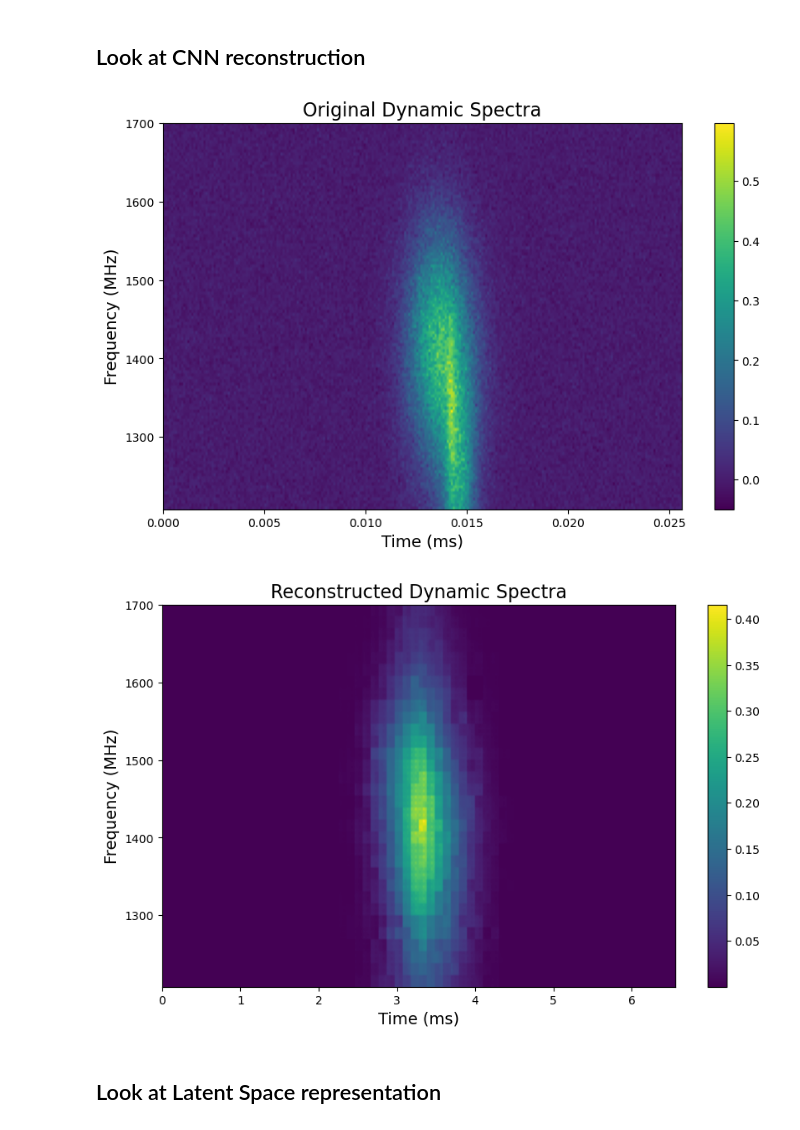
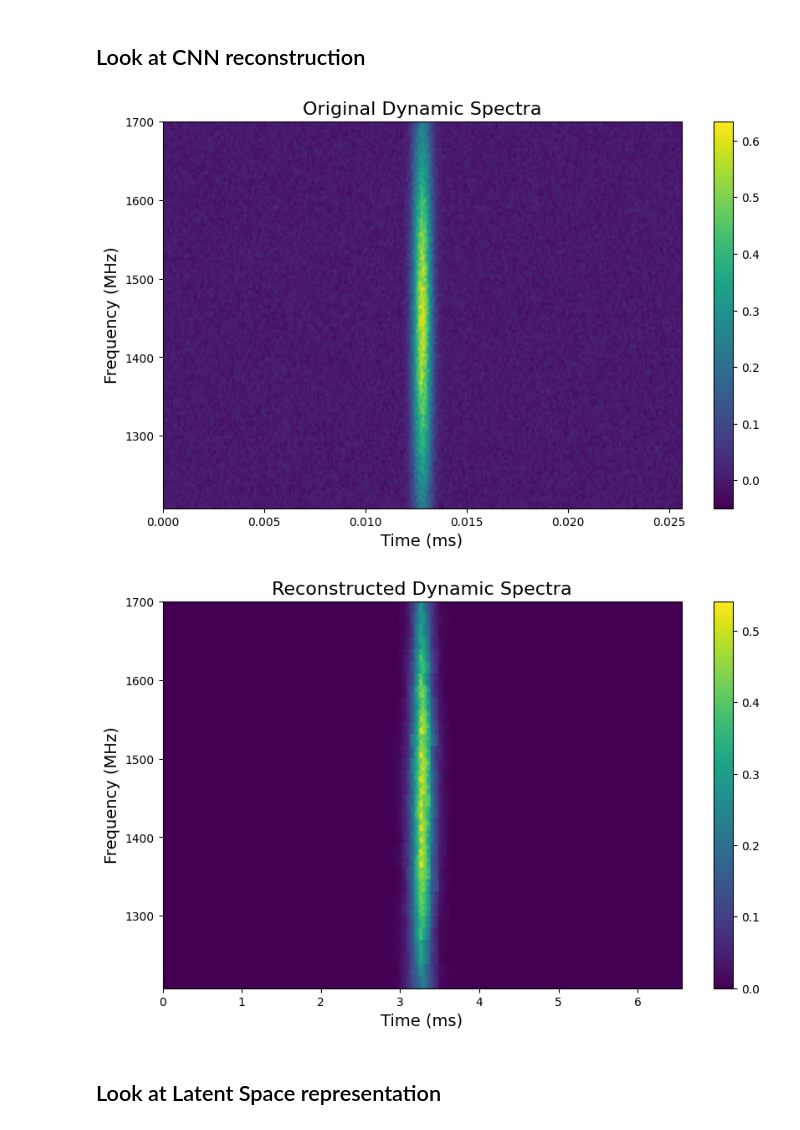
Before and after one commit to SRON-API-DataMagic/Rep_Learn_FRB, a Jupyter notebook: CNN.ipynb, the cells around one changed output. Drawn from its saved outputs; the diff is of its cells as text; code cells hidden in the pictures.

```diff
--- a/CNN.ipynb
+++ b/CNN.ipynb
@@ -80,7 +80,7 @@ labels = []
 # Iterate over each class directory
 for class_idx, directory in enumerate(directories):
     # Construct the full path to the data directory
-    data_dir = f"data/{directory}"
+    data_dir = f"/home/dkuiper/data/frbdatastorage/recovered_data/{directory}"
     data_per_directory = []
 
     # Iterate over each file in the directory
@@ -307,26 +309,28 @@ Epoch: 30       Training Loss: 0.008538
 # %% [markdown]
 ## Look at CNN reconstruction
 # %%
+idx = 0
+
 # Assuming data_test_tensor is of shape [batch_size, channels, height, width]
 batch_size, channels, height, width = data_test_tensor.shape
 # Reshape data_test_tensor to match the expected input shape of the model
 inputs = data_test_tensor.to(device)  # Move data to the GPU
 
 # Testing the autoencoder
 model.eval()
 with torch.no_grad():
     reconstructed, _ = model(inputs)  # Unpack the output tuple to get the reconstructed tensor
 
 # Convert tensors to numpy arrays for plotting
 original_np = data_test_tensor[idx].cpu().numpy()  # Move data back to CPU for plotting
 reconstructed_np = reconstructed[idx, 0].cpu().numpy()  # Move data back to CPU for plotting
 
 # Visualize original and reconstructed data
 plot_dynamic_spectra(original_np, title="Original Dynamic Spectra")
 plot_dynamic_spectra(reconstructed_np, title="Reconstructed Dynamic Spectra")
 # %% [output]
-[figure, old version]
+[figure, new version]
-[figure, old version]
+[figure, new version]
 # %% [markdown]
 ## Look at Latent Space representation
 # %%
```
Also changed, not shown: parts of 7 cells of this notebook, 4 other files.
